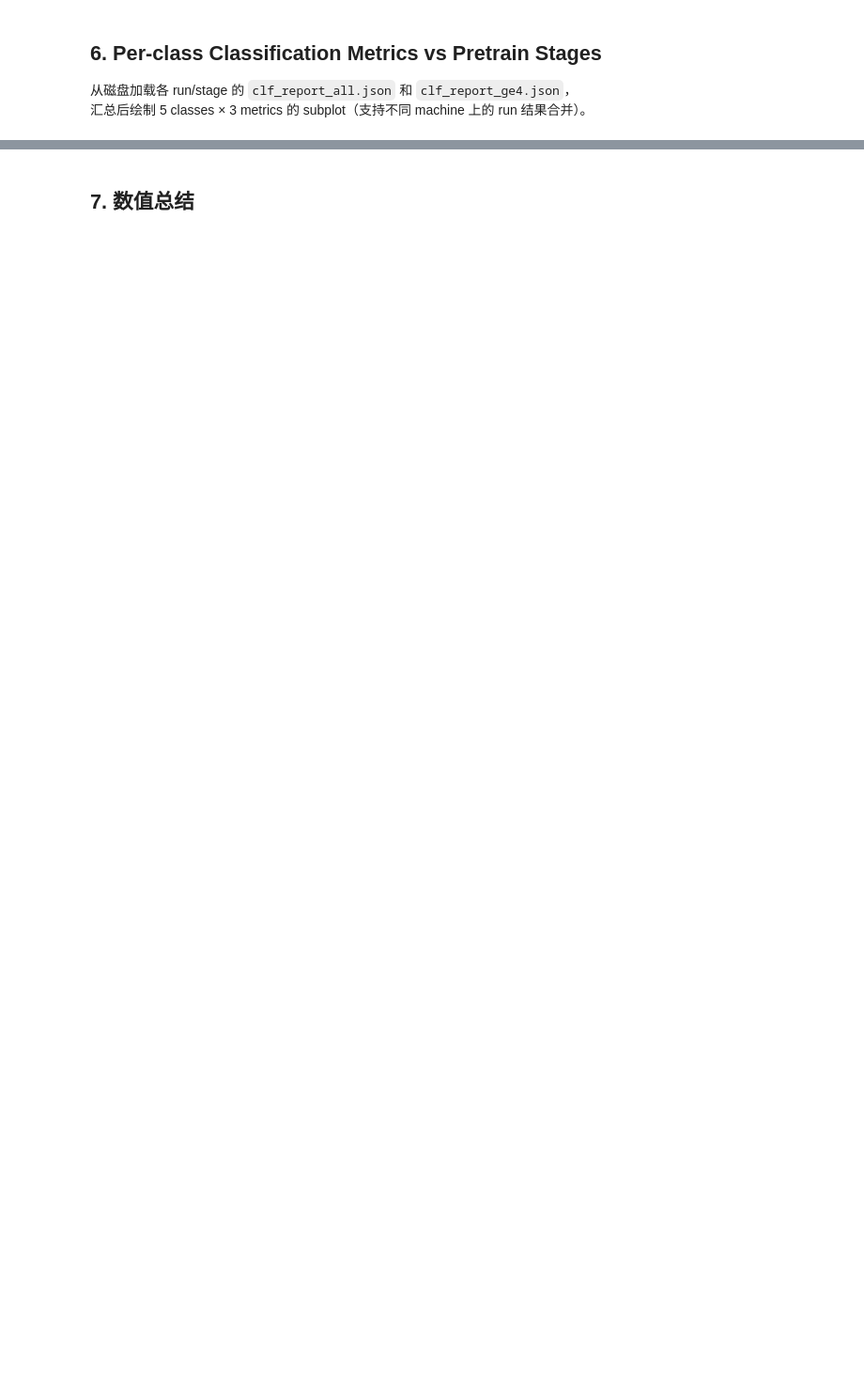
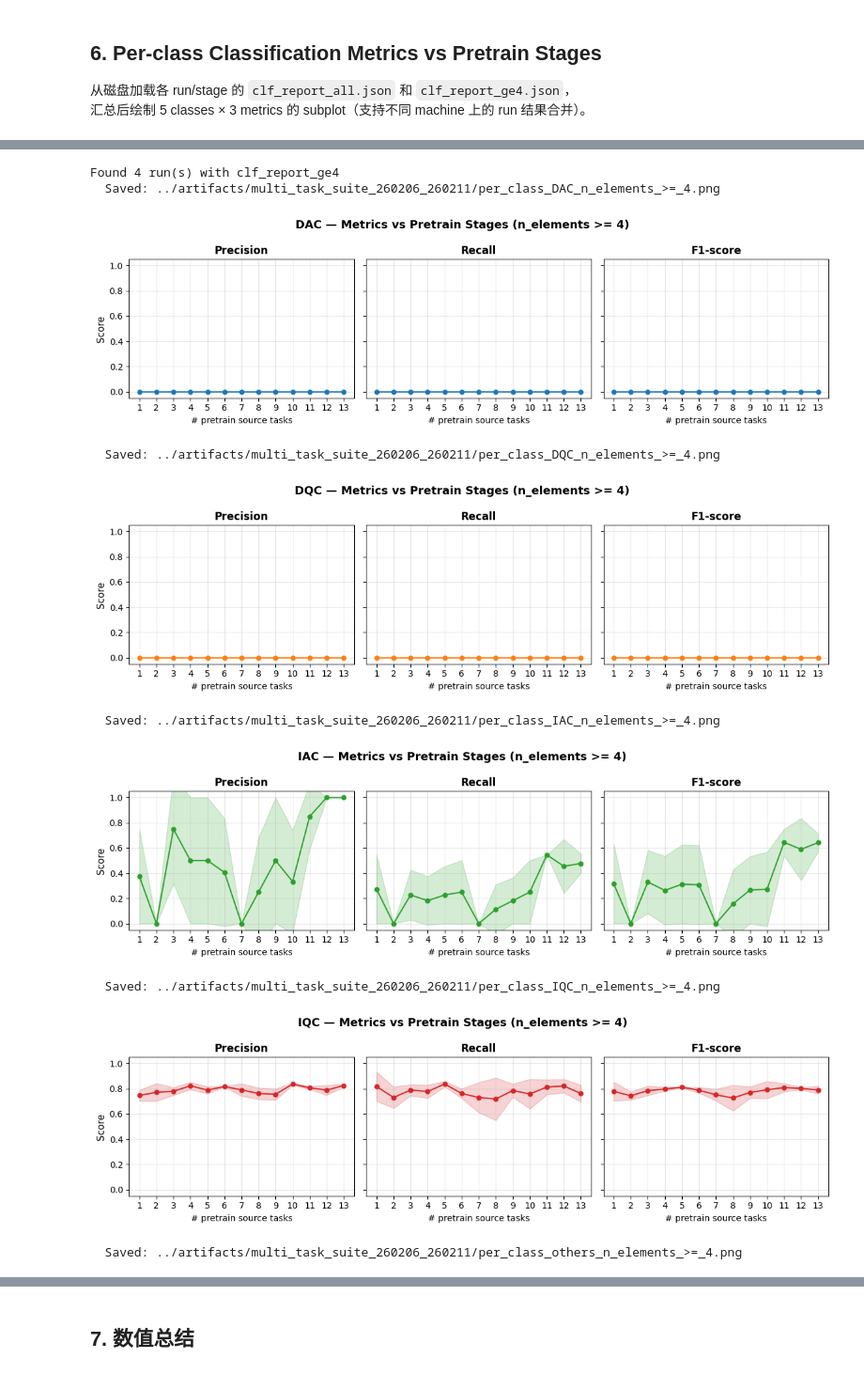
Before and after one commit to TsumiNa/foundation_model, a Jupyter notebook: notebooks/progressive_clf_analysis.ipynb, the cells around one changed output, grey strips where cells are left out. Shown at 94% size. Cells and saved outputs as stored; diff of their text form; code cells hidden in the pictures; blank space fills up the shorter version.

```diff
--- a/notebooks/progressive_clf_analysis.ipynb
+++ b/notebooks/progressive_clf_analysis.ipynb
@@ -264,9 +312,20 @@ arr_all = plot_per_class_metrics(
 # %%
 # 2) n_elements >= 4
 reports_ge4 = load_clf_reports_from_disk(OUTPUT_DIR, "clf_report_ge4.json")
 print(f"Found {len(reports_ge4)} run(s) with clf_report_ge4")
 arr_ge4 = plot_per_class_metrics(
     reports_ge4, CLASS_NAMES, n_stages,
-    title_suffix=" (n_elements ≥ 4)",
-    save_path=OUTPUT_DIR / "per_class_metrics_ge4_test.png",
+    title_suffix=" (n_elements >= 4)",
+    save_dir=OUTPUT_DIR,
 )
+# %% [output]
+Found 4 run(s) with clf_report_ge4
+  Saved: ../artifacts/multi_task_suite_260206_260211/per_class_DAC_n_elements_>=_4.png
+[figure, added]
+  Saved: ../artifacts/multi_task_suite_260206_260211/per_class_DQC_n_elements_>=_4.png
+[figure, added]
+  Saved: ../artifacts/multi_task_suite_260206_260211/per_class_IAC_n_elements_>=_4.png
+[figure, added]
+  Saved: ../artifacts/multi_task_suite_260206_260211/per_class_IQC_n_elements_>=_4.png
+[figure, added]
+  Saved: ../artifacts/multi_task_suite_260206_260211/per_class_others_n_elements_>=_4.png
```
Also changed, not shown: parts of 18 cells of this notebook, 2 other files.
